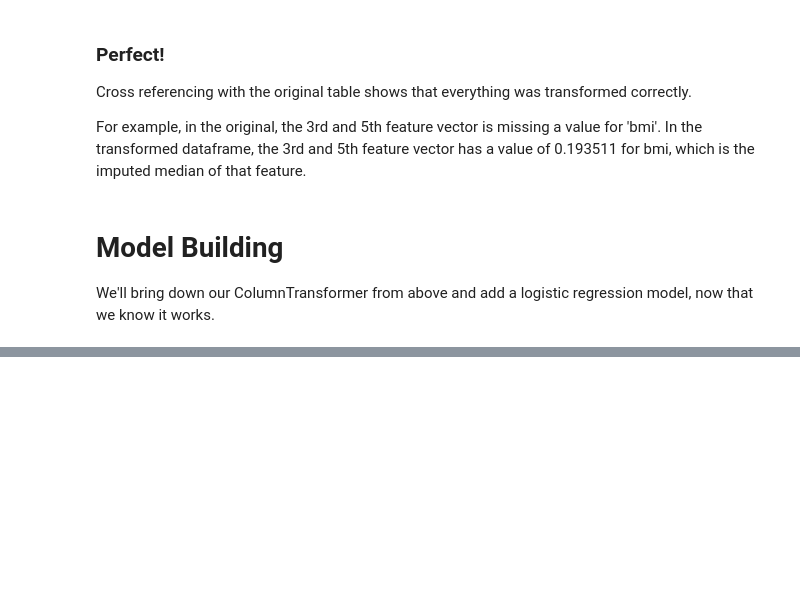
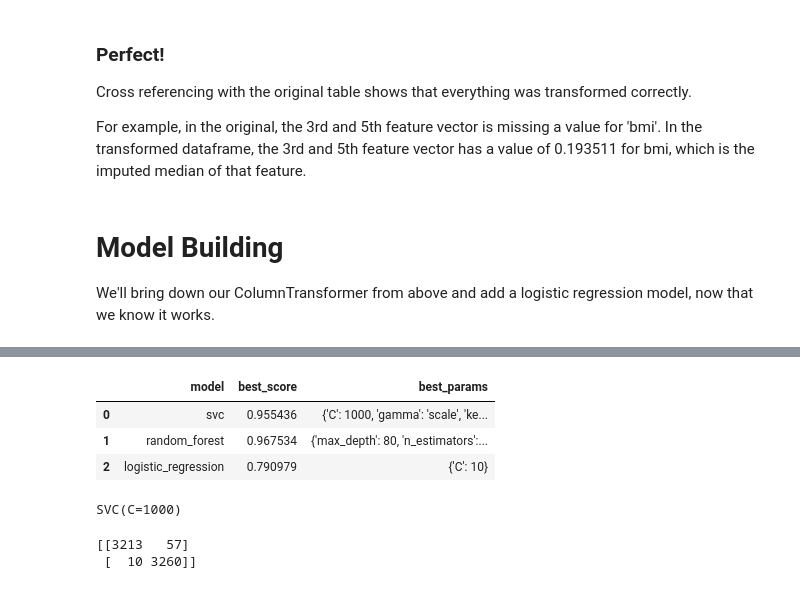
Before and after one commit to KyleSukley/StrokeData, a Jupyter notebook: StrokeData.ipynb, the cells around one changed output, grey strips where cells are left out. Cells and saved outputs as stored; diff of their text form; code cells hidden in the pictures; blank space fills up the shorter version.

```diff
--- a/StrokeData.ipynb
+++ b/StrokeData.ipynb
@@ -809,0 +676,2 @@ weighted avg       0.94      0.69      0.77      1686
+# %%
+best_logit.fit(X_train_cleaned,y_train)
@@ -809,0 +701,4 @@ weighted avg       0.94      0.69      0.77      1686
+# %%
+sm = SMOTE(random_state=11)
+# %%
+X_train_SMOTE, y_train_SMOTE = sm.fit_sample(X_train_cleaned, y_train.ravel())
@@ -809,0 +715,11 @@ weighted avg       0.94      0.69      0.77      1686
+# %%
+scores = []
+
+for model_name, mp in model_params.items():
+    clf = HalvingGridSearchCV(mp['model'], mp['params'], cv=5, return_train_score=False, verbose=1)
+    clf.fit(X_train_SMOTE,y_train_SMOTE)
+    scores.append({
+        'model': model_name,
+        'best_score': clf.best_score_,
+        'best_params': clf.best_params_
+    })
@@ -809,0 +744,8 @@ weighted avg       0.94      0.69      0.77      1686
+# %%
+df_SMOTE_results = pd.DataFrame(scores,columns=['model', 'best_score', 'best_params'])
+df_SMOTE_results
+# %% [output]
+|  | model | best_score | best_params |
+| 0 | svc | 0.955436 | {'C': 1000, 'gamma': 'scale', 'ke... |
+| 1 | random_forest | 0.967534 | {'max_depth': 80, 'n_estimators':... |
+| 2 | logistic_regression | 0.790979 | {'C': 10} |
@@ -809,0 +754,9 @@ weighted avg       0.94      0.69      0.77      1686
+# %%
+SMOTE_BEST_SVC.fit(X_train_SMOTE,y_train_SMOTE)
+# %% [output]
+SVC(C=1000)
+# %%
+print(confusion_matrix(y_train_SMOTE, SMOTE_BEST_SVC.predict(X_train_SMOTE)))
+# %% [output]
+[[3213   57]
+ [  10 3260]]
```
Also changed, not shown: parts of 71 cells of this notebook, 1 other file.
